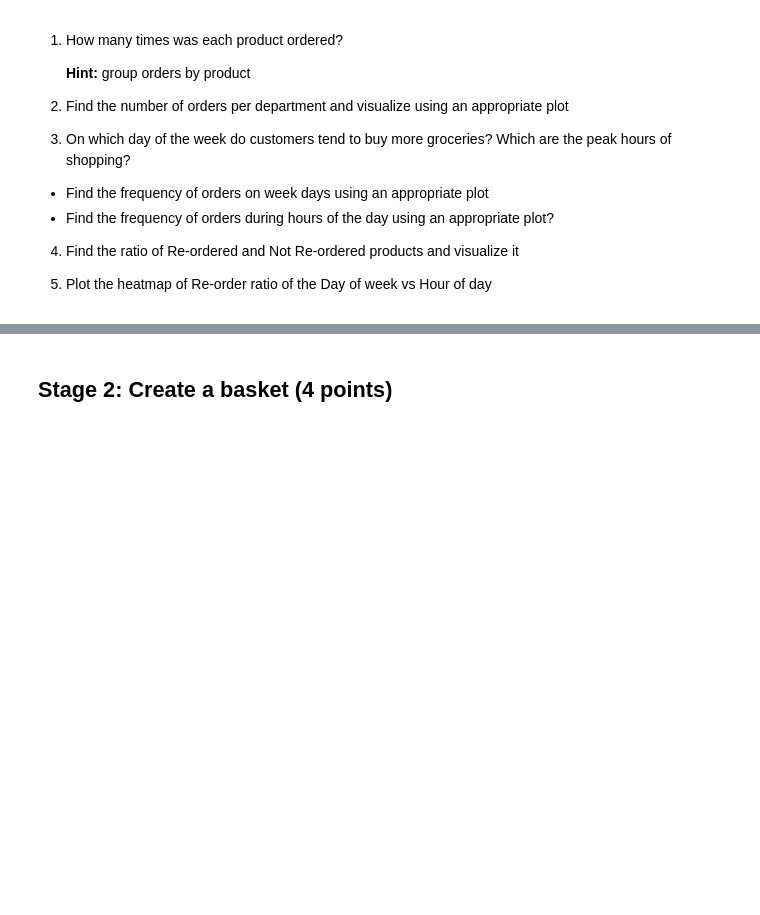
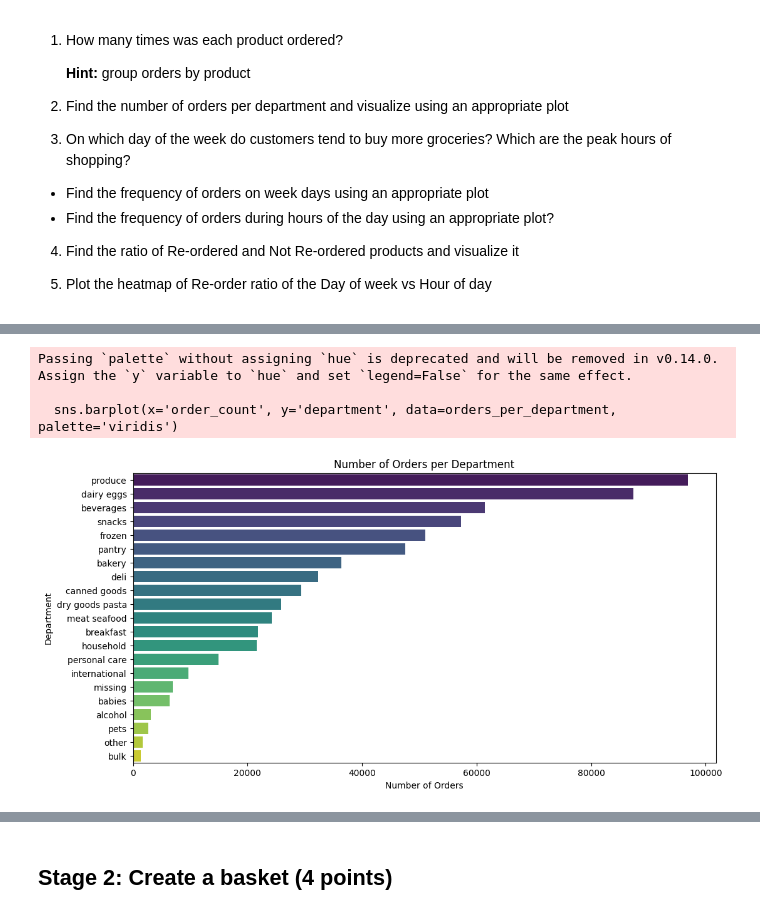
Before and after one commit to surabhi13gupta/CDS, a Jupyter notebook: Module 8/MP1/Market_Basket_Analysis.ipynb, the cells around one changed output, grey strips where cells are left out. Cells and saved outputs as stored; diff of their text form; code cells hidden in the pictures; blank space fills up the shorter version.

```diff
--- a/Module 8/MP1/Market_Basket_Analysis.ipynb
+++ b/Module 8/MP1/Market_Basket_Analysis.ipynb
@@ -124,0 +78,14 @@ departments.head().sort_values(by='department_id')
+# %%
+# YOUR CODE HERE
+combined_table = pd.merge(products, aisles, how='inner', on='aisle_id')
+combined_table = pd.merge(combined_table, departments, how='inner', on='department_id')
+combined_table = pd.merge(combined_table, order_products__train, how='inner', on='product_id')
+combined_table = pd.merge(orders, combined_table, how='inner', on='order_id')
+
+print("Order shape: ", orders.shape)
+print("Order product table shape: ", order_products__train.shape)
+print("Product table shape: ", products.shape)
+print("Aisles shape: ", aisles.shape)
+print("department df shape: ", departments.shape)
+
+print("Combined table shape: ", combined_table.shape)
@@ -147,0 +164,6 @@ of shopping?
+# %%
+print("Second analysis: Number of orders per department")
+
+orders_per_department = combined_table.groupby('department')['order_id'].nunique().reset_index()
+orders_per_department = orders_per_department.rename(columns={'order_id': 'order_count'})
+orders_per_department
@@ -147,0 +189,16 @@ of shopping?
+# %%
+# Sort for better visualization
+orders_per_department = orders_per_department.sort_values(by='order_count', ascending=False)
+
+# Visualize using a bar plot
+plt.figure(figsize=(12, 6))
+sns.barplot(x='order_count', y='department', data=orders_per_department, palette='viridis')
+plt.title('Number of Orders per Department')
+plt.xlabel('Number of Orders')
+plt.ylabel('Department')
+plt.show()
+# %% [output]
+Passing `palette` without assigning `hue` is deprecated and will be removed in v0.14.0. Assign the `y` variable to `hue` and set `legend=False` for the same effect.
+
+  sns.barplot(x='order_count', y='department', data=orders_per_department, palette='viridis')
+[figure, added]
```
Also changed, not shown: parts of 20 cells of this notebook.
